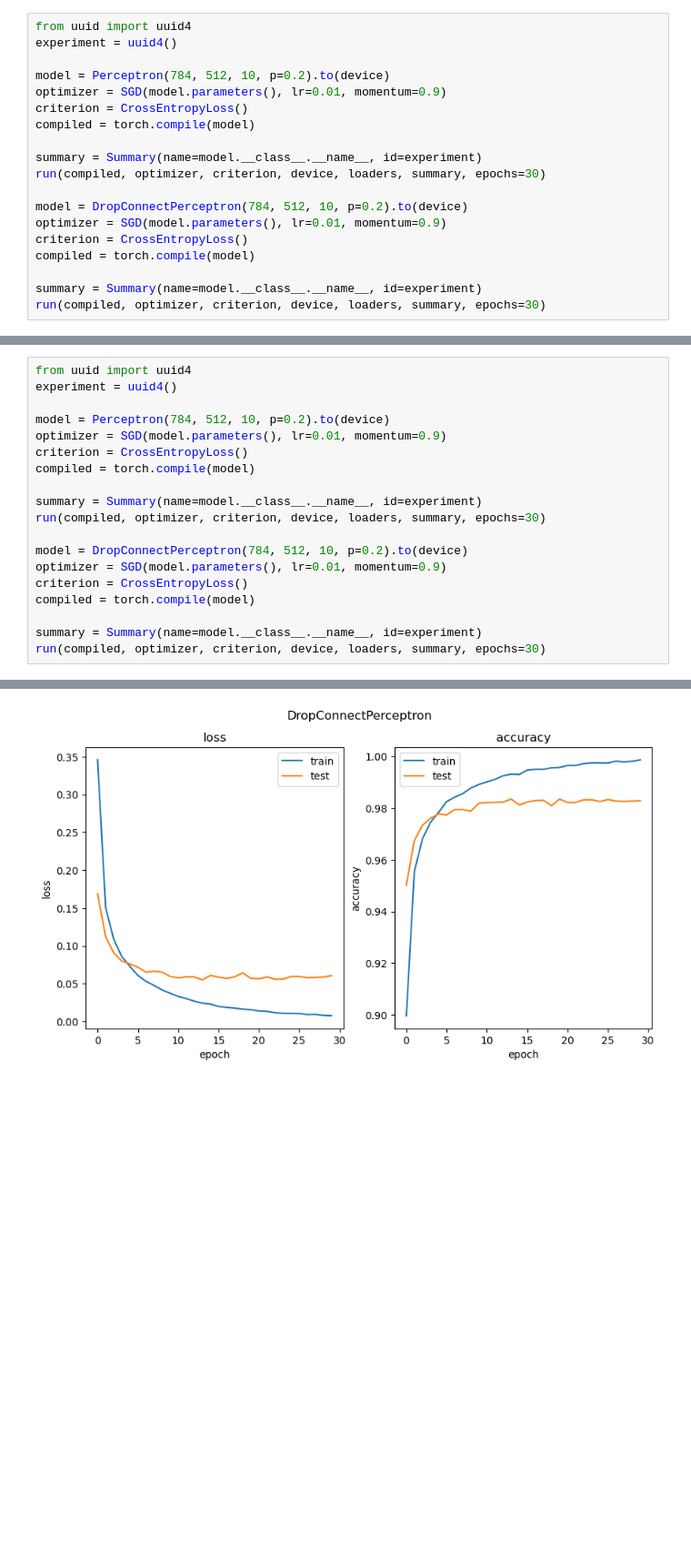
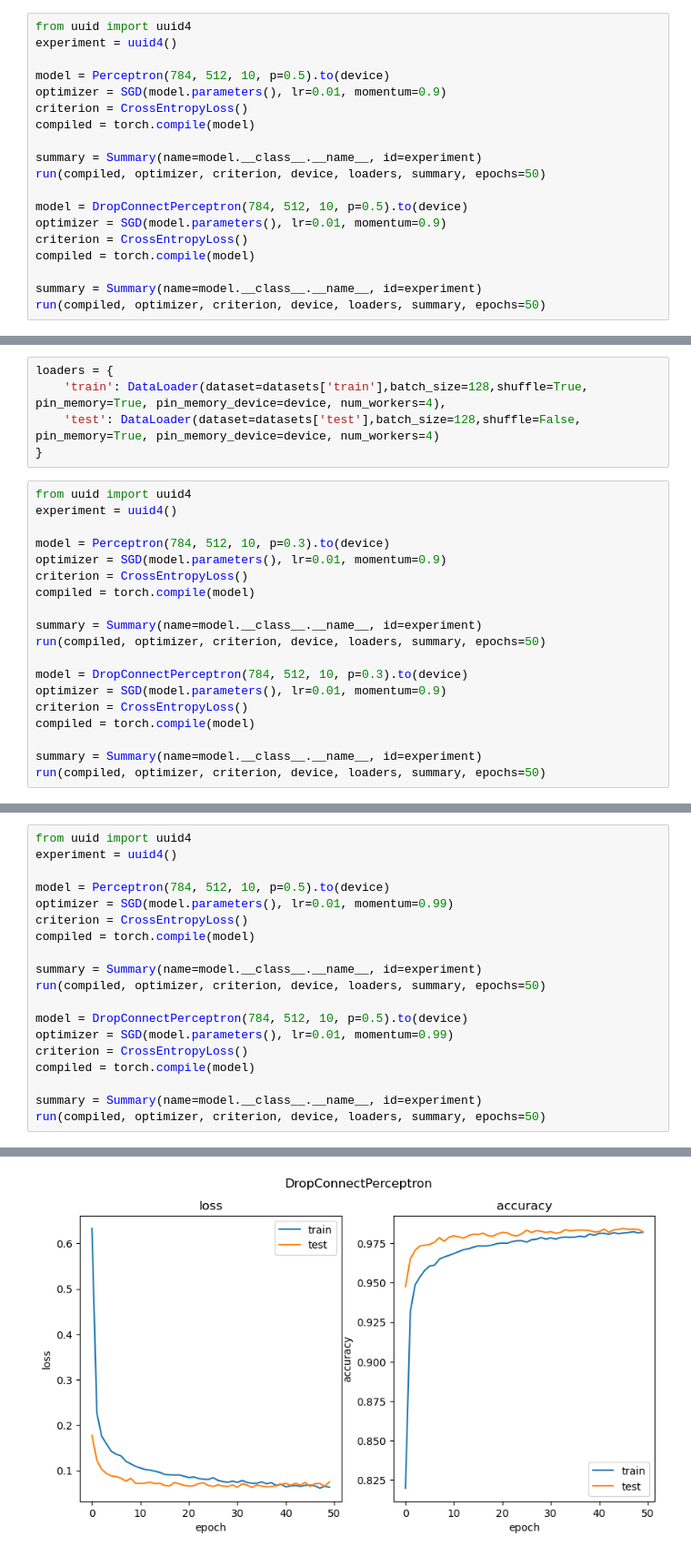
Before and after one commit to mr-mapache/drop-connect, a Jupyter notebook: notebook.ipynb, the cells around one changed output, grey strips where cells are left out. Shown: that part at 91% size. Drawn from its saved outputs; the diff is of its cells as text; blank space fills up the shorter version.

```diff
--- a/notebook.ipynb
+++ b/notebook.ipynb
@@ -68,19 +132,19 @@ First results!
 from uuid import uuid4
 experiment = uuid4()
 
-model = Perceptron(784, 512, 10, p=0.2).to(device)
+model = Perceptron(784, 512, 10, p=0.5).to(device)
 optimizer = SGD(model.parameters(), lr=0.01, momentum=0.9)
 criterion = CrossEntropyLoss()
 compiled = torch.compile(model)
 
 summary = Summary(name=model.__class__.__name__, id=experiment)
-run(compiled, optimizer, criterion, device, loaders, summary, epochs=30)
+run(compiled, optimizer, criterion, device, loaders, summary, epochs=50)
 
-model = DropConnectPerceptron(784, 512, 10, p=0.2).to(device)
+model = DropConnectPerceptron(784, 512, 10, p=0.5).to(device)
 optimizer = SGD(model.parameters(), lr=0.01, momentum=0.9)
 criterion = CrossEntropyLoss()
 compiled = torch.compile(model)
 
 summary = Summary(name=model.__class__.__name__, id=experiment)
-run(compiled, optimizer, criterion, device, loaders, summary, epochs=30)
+run(compiled, optimizer, criterion, device, loaders, summary, epochs=50)
 # %% [output]
@@ -122,0 +331,24 @@ Average accuracy: 0.9985 (train), 0.9831 (test)
+# %%
+loaders = {
+    'train': DataLoader(dataset=datasets['train'],batch_size=128,shuffle=True, pin_memory=True, pin_memory_device=device, num_workers=4),
+    'test': DataLoader(dataset=datasets['test'],batch_size=128,shuffle=False, pin_memory=True, pin_memory_device=device, num_workers=4)
+}
+# %%
+from uuid import uuid4
+experiment = uuid4()
+
+model = Perceptron(784, 512, 10, p=0.3).to(device)
+optimizer = SGD(model.parameters(), lr=0.01, momentum=0.9)
+criterion = CrossEntropyLoss()
+compiled = torch.compile(model)
+
+summary = Summary(name=model.__class__.__name__, id=experiment)
+run(compiled, optimizer, criterion, device, loaders, summary, epochs=50)
+
+model = DropConnectPerceptron(784, 512, 10, p=0.3).to(device)
+optimizer = SGD(model.parameters(), lr=0.01, momentum=0.9)
+criterion = CrossEntropyLoss()
+compiled = torch.compile(model)
+
+summary = Summary(name=model.__class__.__name__, id=experiment)
+run(compiled, optimizer, criterion, device, loaders, summary, epochs=50)
@@ -134,19 +403,19 @@ Average accuracy: 0.9985 (train), 0.9831 (test)
 from uuid import uuid4
 experiment = uuid4()
 
-model = Perceptron(784, 512, 10, p=0.2).to(device)
-optimizer = SGD(model.parameters(), lr=0.01, momentum=0.9)
+model = Perceptron(784, 512, 10, p=0.5).to(device)
+optimizer = SGD(model.parameters(), lr=0.01, momentum=0.99)
 criterion = CrossEntropyLoss()
 compiled = torch.compile(model)
 
 summary = Summary(name=model.__class__.__name__, id=experiment)
-run(compiled, optimizer, criterion, device, loaders, summary, epochs=30)
+run(compiled, optimizer, criterion, device, loaders, summary, epochs=50)
 
-model = DropConnectPerceptron(784, 512, 10, p=0.2).to(device)
-optimizer = SGD(model.parameters(), lr=0.01, momentum=0.9)
+model = DropConnectPerceptron(784, 512, 10, p=0.5).to(device)
+optimizer = SGD(model.parameters(), lr=0.01, momentum=0.99)
 criterion = CrossEntropyLoss()
 compiled = torch.compile(model)
 
 summary = Summary(name=model.__class__.__name__, id=experiment)
-run(compiled, optimizer, criterion, device, loaders, summary, epochs=30)
+run(compiled, optimizer, criterion, device, loaders, summary, epochs=50)
 # %% [output]
@@ -187,3 +456,3 @@ Average accuracy: 0.9986 (train), 0.9828 (test)
 ----------------------------------------------------------------
-[figure, old version]
+[figure, new version]
 # %% [markdown]
```
Also changed, not shown: parts of 25 cells of this notebook, 38 other files.
